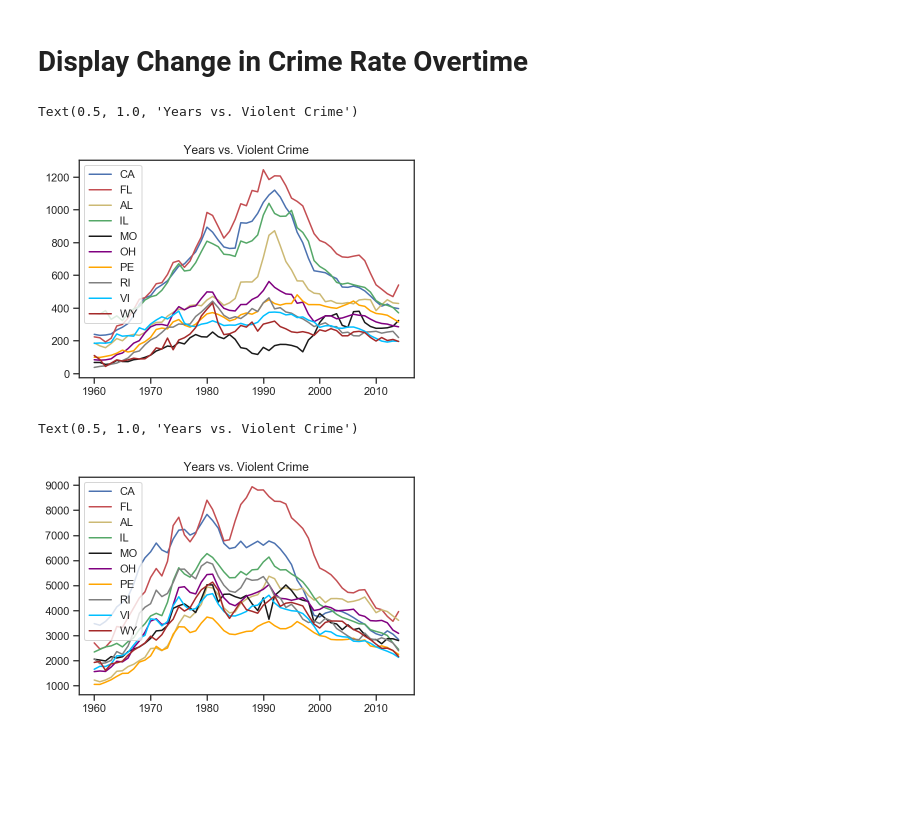
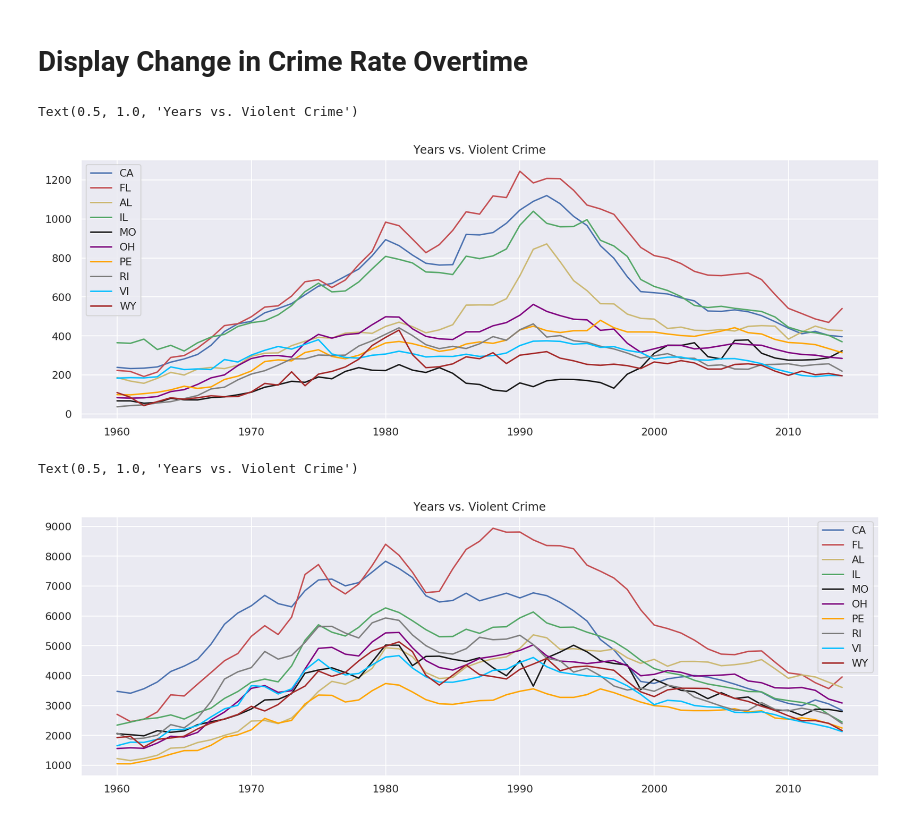
Before and after one commit to wsc012/DS-Project, a Jupyter notebook: Data_Exploration.ipynb, the cells around one changed output. Saved outputs shown, nothing was run; the diff lists cells and outputs as text; code cells hidden in the pictures; blank space fills up the shorter version.

```diff
--- a/Data_Exploration.ipynb
+++ b/Data_Exploration.ipynb
@@ -100,6 +101,7 @@ sns.swarmplot(x, y, data=df_analysis, size=10,color=".3", linewidth=0)
 # Violin Plot
 # %%
 ax = sns.violinplot(x, y, split=True, data=df_analysis)
+sns.set(rc={'figure.figsize':(10,6)})
 plt.scatter(x, y, alpha=0.5)
 plt.title('Scatter plot pythonspot.com')
 plt.xlabel('Party Affiliation')
@@ -223,35 +219,35 @@ y_al = df_al['Violent Crime']
 x_il = df_il['Year']
 y_il = df_il['Violent Crime']
 x_mo = df_mo['Year']
 y_mo = df_mo['Violent Crime']
 x_oh = df_oh['Year']
 y_oh = df_oh['Violent Crime']
 x_penn = df_penn['Year']
 y_penn = df_penn['Violent Crime']
 x_ri = df_ri['Year']
 y_ri = df_ri['Violent Crime']
 x_vi = df_vi['Year']
 y_vi = df_vi['Violent Crime']
 x_wy = df_wy['Year']
 y_wy = df_wy['Violent Crime']
 
-f1 = plt.figure()
+f1 = plt.figure(figsize=(15,5))
 plt.plot(x_ca, y_ca, 'b', label='CA')
 plt.plot(x_fl, y_fl, 'r', label='FL')
 plt.plot(x_al, y_al, 'y', label='AL')
 plt.plot(x_il, y_il, 'g', label='IL')
 plt.plot(x_mo, y_mo, 'k', label='MO')
 plt.plot(x_oh, y_oh, 'purple', label='OH')
 plt.plot(x_penn, y_penn, 'orange', label='PE')
 plt.plot(x_ri, y_ri, 'gray', label='RI')
 plt.plot(x_vi, y_vi, 'deepskyblue', label='VI')
 plt.plot(x_wy, y_wy, 'brown', label='WY')
 
 plt.legend()
 plt.title('Years vs. Violent Crime')
 # %% [output]
 Text(0.5, 1.0, 'Years vs. Violent Crime')
-[figure, old version]
+[figure, new version]
 # %%
 # Years vs. Total Crime
 x_ca = df_ca['Year']
@@ -275,7 +271,7 @@ y_vi = df_vi['Violent Crime'] + df_vi['Property Crime']
 x_wy = df_wy['Year']
 y_wy = df_wy['Violent Crime'] + df_wy['Property Crime']
 
-f1 = plt.figure()
+f1 = plt.figure(figsize=(15,5))
 plt.plot(x_ca, y_ca, 'b', label='CA')
 plt.plot(x_fl, y_fl, 'r', label='FL')
 plt.plot(x_al, y_al, 'y', label='AL')
@@ -291,4 +287,4 @@ plt.legend()
 plt.title('Years vs. Violent Crime')
 # %% [output]
 Text(0.5, 1.0, 'Years vs. Violent Crime')
-[figure, old version]
+[figure, new version]
```
Also changed, not shown: parts of 6 cells of this notebook.
